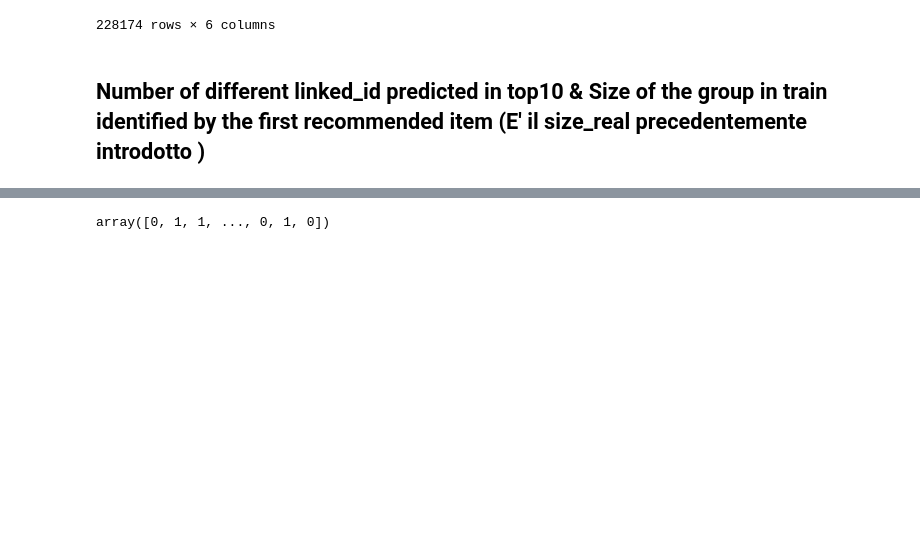
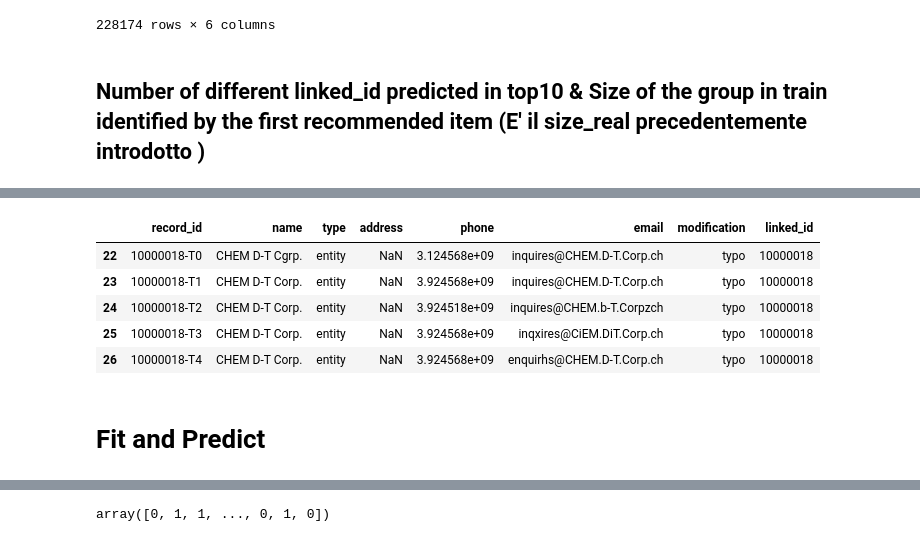
Before and after one commit to teomores/Oracle_HPC_contest, a Jupyter notebook: notebooks/Classificator.ipynb, the cells around one changed output, grey strips where cells are left out. Saved outputs shown, nothing was run; the diff lists cells and outputs as text; code cells hidden in the pictures; blank space fills up the shorter version.

```diff
--- a/notebooks/Classificator.ipynb
+++ b/notebooks/Classificator.ipynb
@@ -220,3 +269,14 @@ c_test = c_test.merge(test_complete_list[['queried_record_id', 'size_real', 'n_d
+# %%
+train_test[train_test.linked_id == 10000018]
+# %% [output]
+|  | record_id | name | type | address | phone | email | modification | linked_id |
+| 22 | 10000018-T0 | CHEM D-T Cgrp. | entity | NaN | 3.124568e+09 | inquires@CHEM.D-T.Corp.ch | typo | 10000018 |
+| 23 | 10000018-T1 | CHEM D-T Corp. | entity | NaN | 3.924568e+09 | inquires@CHEM.D-T.Corp.ch | typo | 10000018 |
+| 24 | 10000018-T2 | CHEM D-T Corp. | entity | NaN | 3.924518e+09 | inquires@CHEM.b-T.Corpzch | typo | 10000018 |
+| 25 | 10000018-T3 | CHEM D-T Corp. | entity | NaN | 3.924568e+09 | inqxires@CiEM.DiT.Corp.ch | typo | 10000018 |
+| 26 | 10000018-T4 | CHEM D-T Corp. | entity | NaN | 3.924568e+09 | enquirhs@CHEM.D-T.Corp.ch | typo | 10000018 |
+# %% [markdown]
+# Fit and Predict
 # %%
 c_train
 # %% [output]
```
Also changed, not shown: parts of 16 cells of this notebook, 5 other files.
